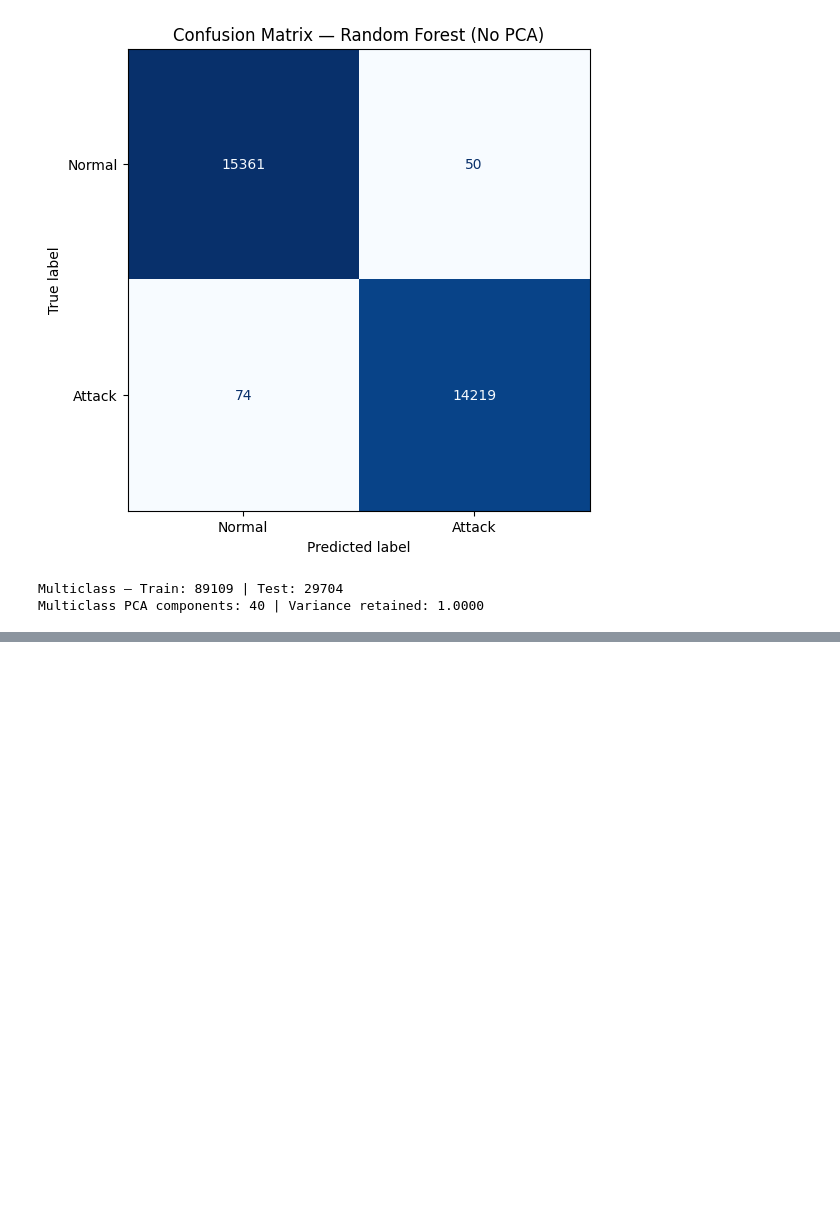
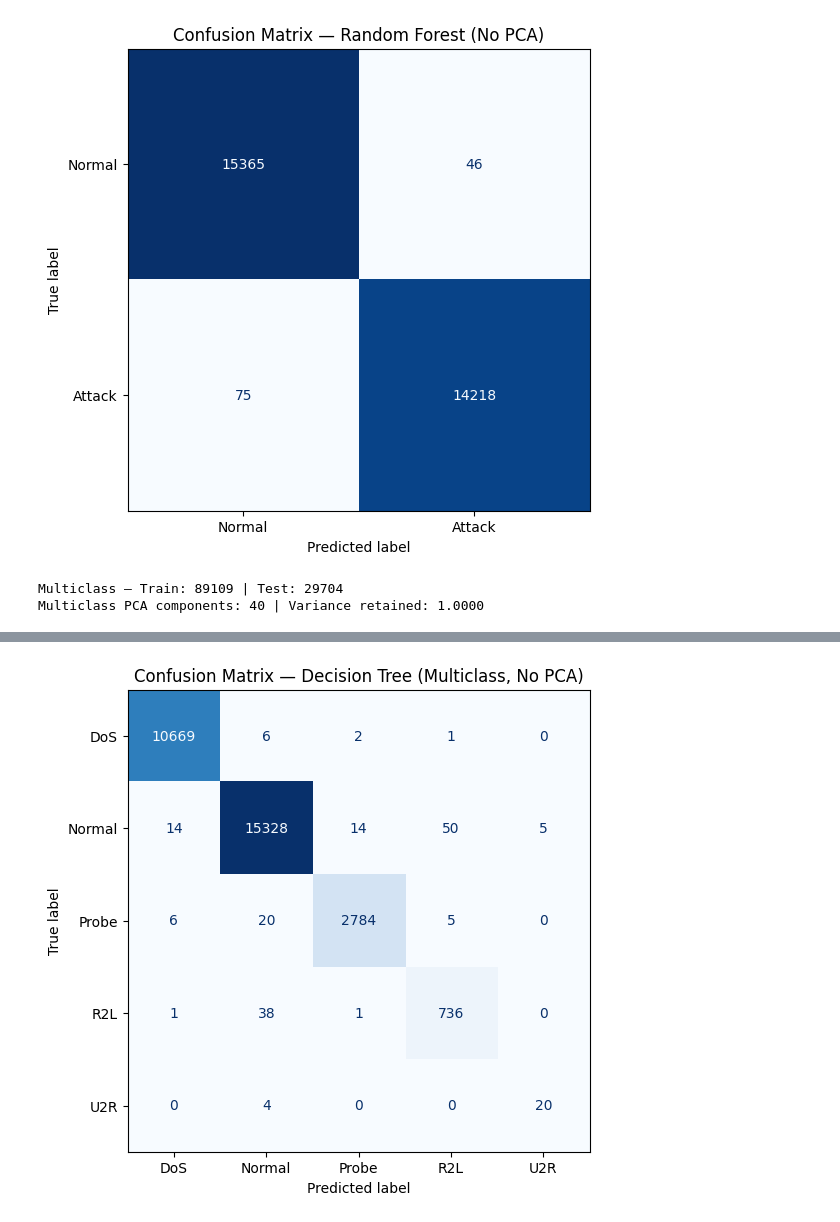
Before and after one commit to FullStackAnalyst/Data-Engineering, a Jupyter notebook: PYTHON/EDA.ipynb, the cells around one changed output, grey strips where cells are left out. Cells and saved outputs as stored; diff of their text form; code cells hidden in the pictures; blank space fills up the shorter version.

```diff
--- a/PYTHON/EDA.ipynb
+++ b/PYTHON/EDA.ipynb
@@ -255,13 +261,10 @@ x_tr, x_val, y_tr, y_val = train_test_split(
 )
 
 # ------------------------------------------------------------
-# 3b. Scaling — RobustScaler instead of StandardScaler
-#     Network traffic features (src_bytes, dst_bytes, count, etc.)
-#     often contain extreme outliers; RobustScaler uses median and
-#     IQR instead of mean/std, making it less sensitive to them.
+# 3b. Scaling — StandardScaler
 #     Fit ONLY on x_tr — val/test are transform-only (no leakage).
 # ------------------------------------------------------------
-scaler = RobustScaler()
+scaler = StandardScaler()
 x_tr_scaled = scaler.fit_transform(x_tr)
 x_val_scaled = scaler.transform(x_val)
 x_test_scaled = scaler.transform(x_test)
@@ -708,7 +686,7 @@ x_tr_mc, x_val_mc, y_tr_mc, y_val_mc = train_test_split(
 
 # Separate scaler instance — avoids silently overwriting the binary
 # task's already-fitted `scaler` object
-scaler_mc = RobustScaler()
+scaler_mc = scaler_mc = StandardScaler()
 x_tr_mc_scaled = scaler_mc.fit_transform(x_tr_mc)
 x_test_mc_scaled = scaler_mc.transform(x_test_mc)
 
@@ -799,0 +777,70 @@ Decision Tree: Accuracy=0.9943 (99.43%)
+# %%
+# ------------------------------------------------------------
+# 11. FINAL MULTICLASS COMPARISON TABLE — all required metrics
+# ------------------------------------------------------------
+mc_df = pd.DataFrame(multiclass_results)
+
+metric_cols = [
+    "Accuracy",
+    "Macro Precision",
+    "Macro Recall",
+    "Macro F1",
+    "Weighted Precision",
+    "Weighted Recall",
+    "Weighted F1",
+]
+
+print("\n" + "=" * 60 + "\nFINAL MULTICLASS COMPARISON — All Metrics\n" + "=" * 60)
+for metric in metric_cols:
+    pivot_metric = mc_df.pivot(index="Model", columns="Variant", values=metric)
+    pivot_metric = pivot_metric[["No PCA", "PCA"]].round(4)
+    if metric == "Accuracy":
+        pivot_metric = (pivot_metric * 100).round(2)
+        print(f"\n{metric} (%):")
+    else:
+        print(f"\n{metric}:")
+    print(pivot_metric.to_string())
+
+# ------------------------------------------------------------
+# 11b. Per-class Recall table — most important for spotting
+#      minority-class (U2R, R2L) weaknesses that aggregate
+#      metrics like Accuracy or even Macro-F1 can mask
+# ------------------------------------------------------------
+print("\n" + "=" * 60 + "\nPER-CLASS RECALL (No PCA vs PCA, all models)\n" + "=" * 60)
+per_class_rows = []
+for r in multiclass_results:
+    for cls in class_names:
+        per_class_rows.append(
+            {
+                "Model": r["Model"],
+                "Variant": r["Variant"],
+                "Class": cls,
+                "Recall": r["_per_class_report"][cls]["recall"],
+                "Support": int(r["_per_class_report"][cls]["support"]),
+            }
+        )
+per_class_df = pd.DataFrame(per_class_rows)
+per_class_pivot = per_class_df.pivot_table(
+    index=["Model", "Class"], columns="Variant", values="Recall"
+)
+per_class_pivot = per_class_pivot[["No PCA", "PCA"]].round(4)
+print(per_class_pivot.to_string())
+
+# ------------------------------------------------------------
+# 11c. Confusion matrices — multiclass, No-PCA variant
+# ------------------------------------------------------------
+no_pca_mc_results = [r for r in multiclass_results if r["Variant"] == "No PCA"]
+for r in no_pca_mc_results:
+    cm_mc = confusion_matrix(y_test_mc, r["_fitted_model"].predict(x_test_mc_scaled))
+    plot_confusion_matrix_display(
+        cm_mc, class_names, f"Confusion Matrix — {r['Model']} (Multiclass, No PCA)"
+    )
+
+print("\n" + "=" * 60)
+print("KEY INSIGHT: Compare overall Accuracy/Weighted-F1 (dominated by large")
+print("classes like Normal/DoS) against Macro-F1 and per-class Recall for")
+print("U2R/R2L — high aggregate scores can mask poor minority-class detection.")
+print("=" * 60)
+
+print("\nDone. No data leakage, no cherry-picking, no forced/hardcoded outcomes.")
+# %% [output]
@@ -799,0 +864 @@ Decision Tree: Accuracy=0.9943 (99.43%)
+[figure, added]
```
Also changed, not shown: parts of 17 cells of this notebook.
